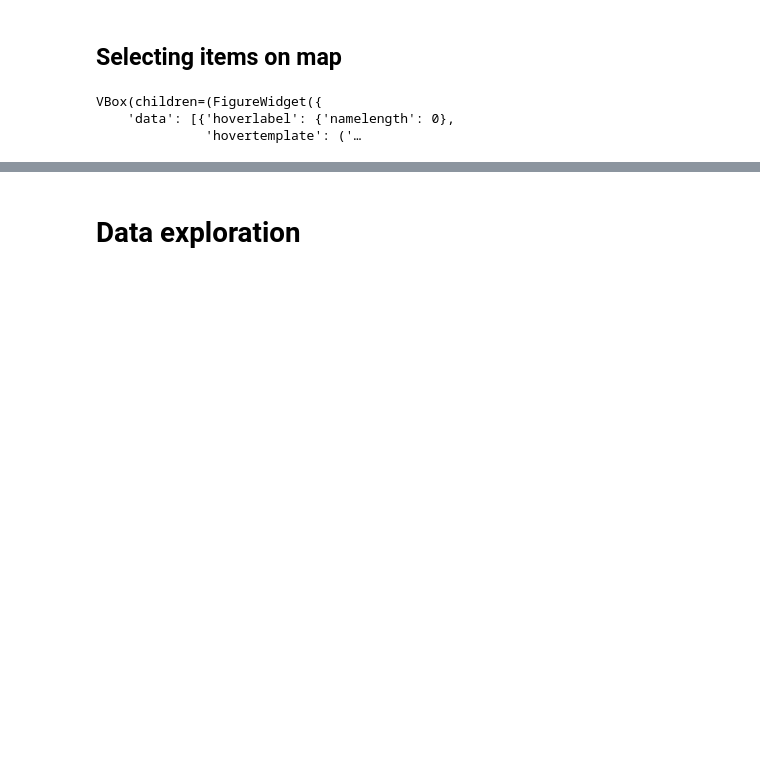
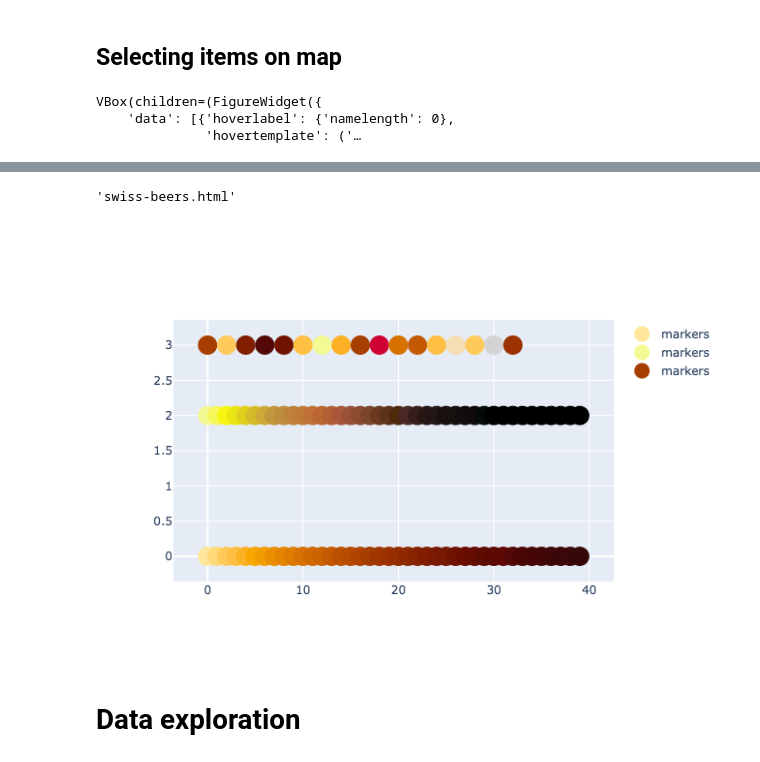
Before and after one commit to nrbernier/swiss-beer-map, a Jupyter notebook: swiss-beer-map.ipynb, the cells around one changed output, grey strips where cells are left out. Cells and saved outputs as stored; diff of their text form; code cells hidden in the pictures; blank space fills up the shorter version.

```diff
--- a/swiss-beer-map.ipynb
+++ b/swiss-beer-map.ipynb
@@ -941,0 +986,4 @@ VBox(children=(FigureWidget({
+# %%
+styles = beers_rb_df['style'].unique()
+styles.sort()
+styles
@@ -941,0 +1045,3 @@ VBox(children=(FigureWidget({
+# %%
+list_styles = list(set((map(categorize_beers,styles))))
+list_styles, len(list_styles)
@@ -941,0 +1135,34 @@ VBox(children=(FigureWidget({
+# %%
+import plotly.graph_objects as go
+
+fig = go.Figure()
+
+beer_colors = beers_rb_df['style'].apply(lambda s: beer_category_color(categorize_beers(s)) )
+
+# Add traces
+fig.add_trace(go.Scatter(
+    x=beers_rb_df['ratings_avg'], y=beers_rb_df['alcohol_perc'],
+    mode='markers',
+    marker_color=beer_colors,
+    text=beers_rb_df['name'],
+    hovertemplate=
+    "<b>%{text}</b><br><br>" +
+    "Average ratings: %{x:.2f}/5.0<br>" +
+    "Alcohol content: %{y}<br>" +
+    "Style: %{customdata}<br>" +
+    "<extra></extra>",
+    customdata = beers_rb_df['style'],
+))
+
+fig.update_layout(
+    title="Beers of Switzerland",
+    xaxis_title="Ratings average",
+    yaxis_title="Alcohol Content (perc.)",
+    height=600,
+)
+fig.update_yaxes(range=[0, 25])
+
+#fig.show()
+py.plot(fig, filename='swiss-beers.html')
+# %% [output]
+'swiss-beers.html'
@@ -942,3 +1241,40 @@ VBox(children=(FigureWidget({
+# %%
+import plotly.graph_objects as go
+
+fig = go.Figure()
+
+# Add traces
+fig.add_trace(go.Scatter(
+    x=[i for i in range(40)], y=[0]*40,
+    mode='markers',
+    name='markers',
+    marker_size=20,
+    marker_color=colors_list,
+    text=colors_list,
+))
+fig.add_trace(go.Scatter(
+    x=[i for i in range(40)], y=[2]*40,
+    mode='markers',
+    name='markers',
+    marker_size=20,
+    marker_color=colors_list_2,
+    text=colors_list_2,
+))
+
+fig.add_trace(go.Scatter(
+    x=[2*i for i in range(17)], y=[3]*17,
+    mode='markers',
+    name='markers',
+    marker_size=20,
+    marker_color=list(map(beer_category_color, list_styles)),
+    text=list_styles,
+))
+
+
+
+fig.show()
+# %% [output]
+[figure, added]
 # %% [markdown]
 # Data exploration
 # %%
```
Also changed, not shown: parts of 16 cells of this notebook.
